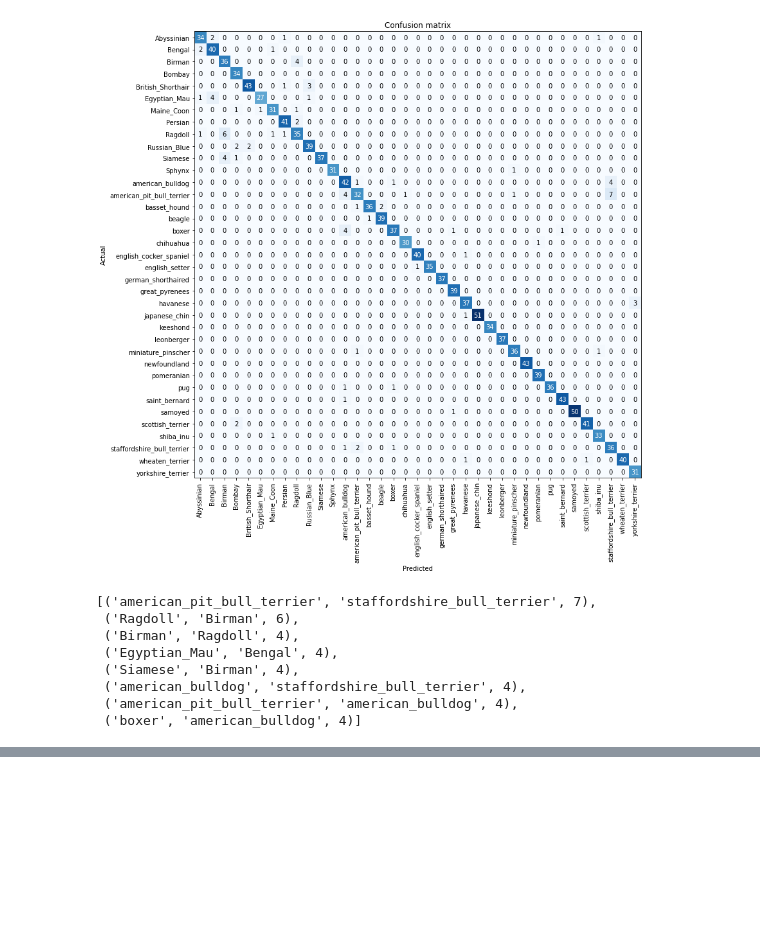
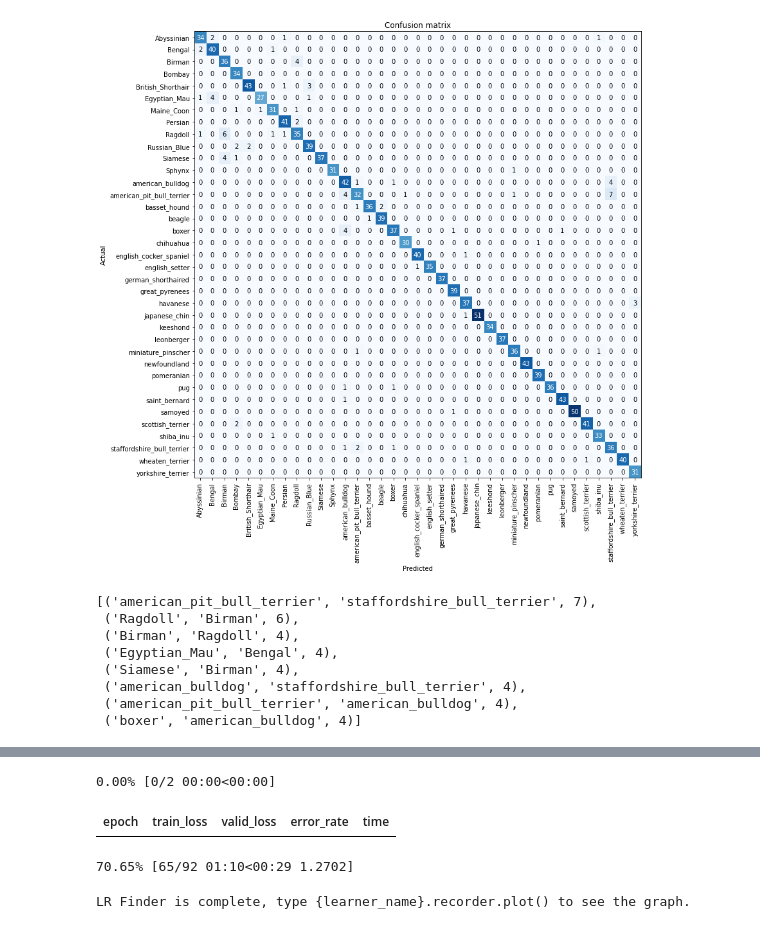
Before and after one commit to patchu-madathil/FastAI, a Jupyter notebook: catsanddogs.ipynb, the cells around one changed output, grey strips where cells are left out. Saved outputs shown, nothing was run; the diff lists cells and outputs as text; code cells hidden in the pictures; blank space fills up the shorter version.

```diff
--- a/catsanddogs.ipynb
+++ b/catsanddogs.ipynb
@@ -125,0 +122,7 @@ Show in docs
+# %%
+learn.lr_find()
+# %% [output]
+0.00% [0/2 00:00<00:00]
+| epoch | train_loss | valid_loss | error_rate | time |
+70.65% [65/92 01:10<00:29 1.2702]
+LR Finder is complete, type {learner_name}.recorder.plot() to see the graph.
```
Also changed, not shown: parts of 5 cells of this notebook.
